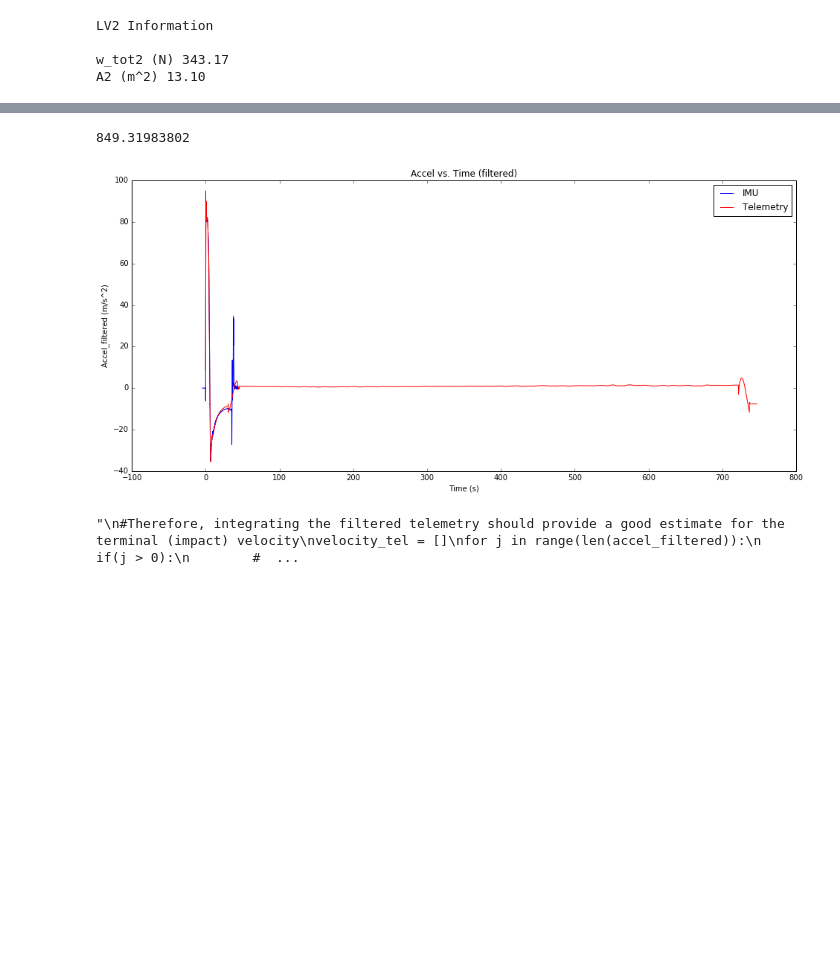
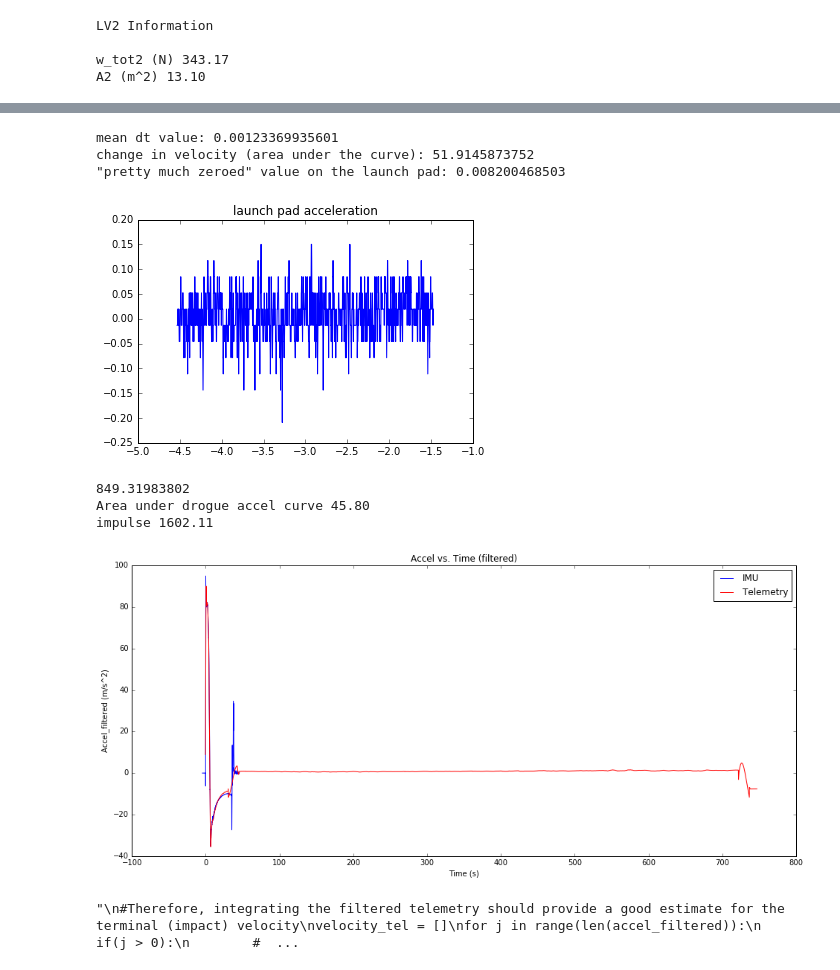
Before and after one commit to psas/lv3.0-recovery, a Jupyter notebook: Recovery_Initial_Calculations.ipynb, the cells around one changed output, grey strips where cells are left out. Cells and saved outputs as stored; diff of their text form; code cells hidden in the pictures; blank space fills up the shorter version.

Commit message:
added suggestions for using acceleration data

```diff
--- a/Recovery_Initial_Calculations.ipynb
+++ b/Recovery_Initial_Calculations.ipynb
@@ -198,3 +198,30 @@ impulse 1602.11
+# %%
+# how to get the values for dt:
+#diffs= [t2-t1 for t1,t2 in zip(time[:-1], time[1:])]
+#plt.figure()
+#plt.plot(time[1:], diffs)
+#plt.title('values of dt')
+print('mean dt value:', np.mean(diffs))
+
+# marginally nicer way to keep track of time windows:
+ind_drogue= [i for i in range(len(time)) if ((time[i]>34.5) & (time[i]<39))]
+
+# indices where we're basically in freefall:
+ind_vomit= [i for i in range(len(time)) if ((time[i]>32) & (time[i]<34.5))]
+offset_g= np.mean(acceleration[ind_vomit])
+accel_nice = (acceleration-offset_g)*(-9.81/offset_g)
+deltaV= sum([accel_nice[i]*diffs[i] for i in ind_drogue])
+print('change in velocity (area under the curve):', deltaV)
+
+plt.figure()
+plt.plot(time[:2500], acceleration[:2500])
+plt.title('launch pad acceleration')
+print('"pretty much zeroed" value on the launch pad:', np.mean(acceleration[:2500]))
+# %% [output]
+mean dt value: 0.00123369935601
+change in velocity (area under the curve): 51.9145873752
+"pretty much zeroed" value on the launch pad: 0.008200468503
+[figure, added]
 # %%
 ###Filter out noise w/ scipy
 
@@ -204,7 +231,17 @@ accel_filtered = savgol_filter(acceleration, 201, 2)
 
 # Estimate Area Under Curve
 areaCurve = simps(abs(accel_filtered), dx=0.00125)
-print areaCurve
+print (areaCurve)
+
+#calculating area under drogue acceleration curve to find impulse
+areaCurvesmall = simps(abs(accel_filtered[len(accel_filtered)-8700:35500]), dx=0.00125)
+print ("Area under drogue accel curve %3.2f" %areaCurvesmall)
+#impulse = mass * integral(accel dt)
+impulse = m_tot2 * areaCurvesmall
+print ("impulse %3.2f" %impulse)
+#if deploy time = approx. 3.5 sec
+deploy_time = 3.5
+force = impulse/deploy_time # not a conservative assumption
 
 ##From telemetry
 ##***Assuming the filter parameters will work for the telemetry data too***
@@ -220,6 +257,8 @@ plt.show()
 #Wanted the filtered telemetry instead of IMU because IMU does not include landing and we need terminal velocity
 # %% [output]
 849.31983802
+Area under drogue accel curve 45.80
+impulse 1602.11
 [figure]
 # %%
 """
```
Also changed, not shown: parts of 7 cells of this notebook.
